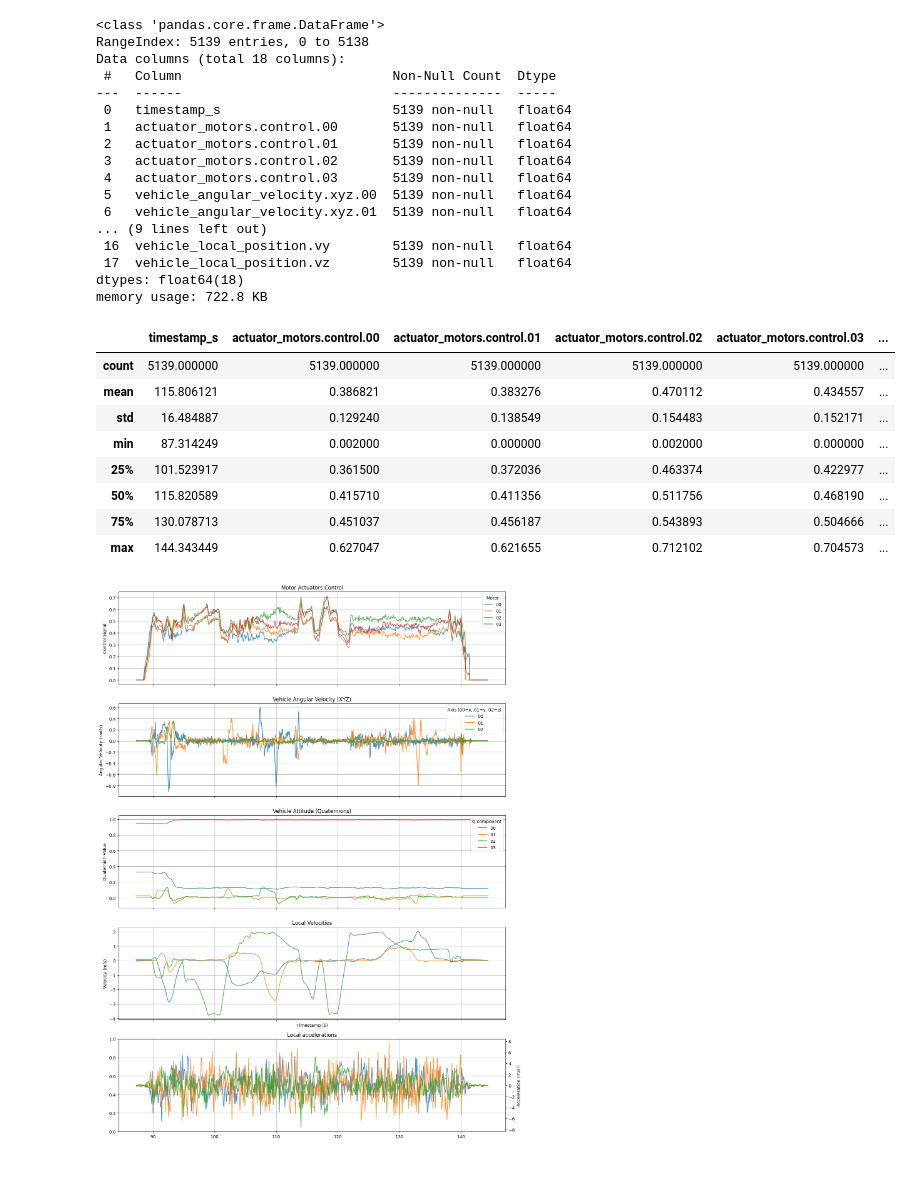
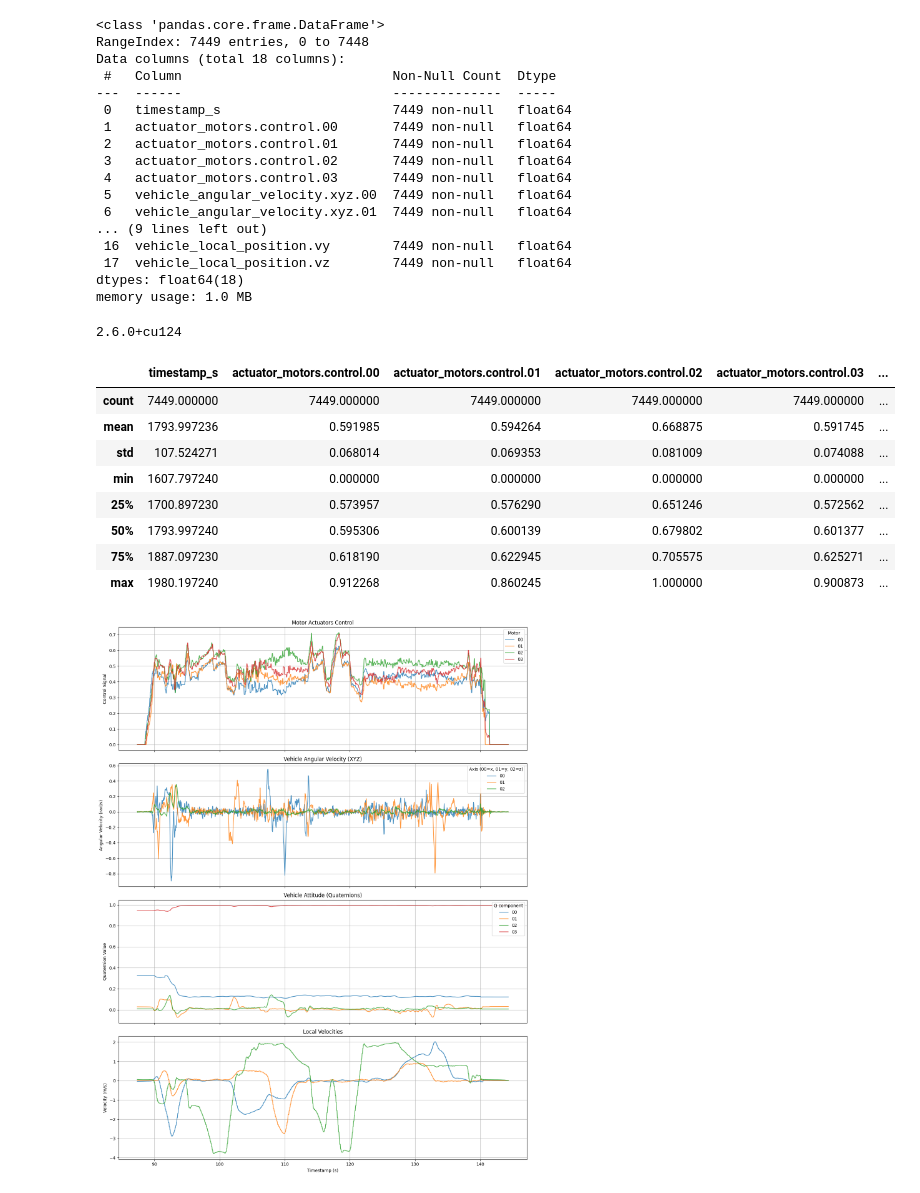
Before and after one commit to wenisbelle/NN_DataScience, a Jupyter notebook: test.ipynb, the cells around one changed output. Drawn from its saved outputs; the diff is of its cells as text; code cells hidden in the pictures.

```diff
--- a/test.ipynb
+++ b/test.ipynb
@@ -336,45 +336,52 @@ Using device: cpu
 # %%
-dataset = pd.read_csv("/home/wenis/Mestrado/2026.1/Dev_NN_DS/data_flights/csv/f61b4331-56ed-4f37-bb65-de513cc94d61.csv")
+datasets = []
+for i in range(11):
+    dataset = pd.read_csv(f"/home/wenis/Mestrado/2026.1/Dev_NN_DS/data_flights/csv/{i}.csv")
+    datasets.append(dataset)
 
-dataset.info()
+datasets[10].info()
 # %% [output]
 <class 'pandas.core.frame.DataFrame'>
-RangeIndex: 5139 entries, 0 to 5138
+RangeIndex: 7449 entries, 0 to 7448
 Data columns (total 18 columns):
  #   Column                           Non-Null Count  Dtype
 ---  ------                           --------------  -----
- 0   timestamp_s                      5139 non-null   float64
- 1   actuator_motors.control.00       5139 non-null   float64
- 2   actuator_motors.control.01       5139 non-null   float64
- 3   actuator_motors.control.02       5139 non-null   float64
- 4   actuator_motors.control.03       5139 non-null   float64
- 5   vehicle_angular_velocity.xyz.00  5139 non-null   float64
- 6   vehicle_angular_velocity.xyz.01  5139 non-null   float64
+ 0   timestamp_s                      7449 non-null   float64
+ 1   actuator_motors.control.00       7449 non-null   float64
+ 2   actuator_motors.control.01       7449 non-null   float64
+ 3   actuator_motors.control.02       7449 non-null   float64
+ 4   actuator_motors.control.03       7449 non-null   float64
+ 5   vehicle_angular_velocity.xyz.00  7449 non-null   float64
+ 6   vehicle_angular_velocity.xyz.01  7449 non-null   float64
 ... (9 lines left out)
- 16  vehicle_local_position.vy        5139 non-null   float64
- 17  vehicle_local_position.vz        5139 non-null   float64
+ 16  vehicle_local_position.vy        7449 non-null   float64
+ 17  vehicle_local_position.vz        7449 non-null   float64
 dtypes: float64(18)
-memory usage: 722.8 KB
+memory usage: 1.0 MB
+# %%
+print(torch.__version__)
+# %% [output]
+2.6.0+cu124
 # %%
-dataset.describe()
+datasets[10].describe()
 # %% [output]
 |  | timestamp_s | actuator_motors.control.00 | actuator_motors.control.01 | actuator_motors.control.02 | actuator_motors.control.03 | ... |
-| count | 5139.000000 | 5139.000000 | 5139.000000 | 5139.000000 | 5139.000000 | ... |
-| mean | 115.806121 | 0.386821 | 0.383276 | 0.470112 | 0.434557 | ... |
-| std | 16.484887 | 0.129240 | 0.138549 | 0.154483 | 0.152171 | ... |
-| min | 87.314249 | 0.002000 | 0.000000 | 0.002000 | 0.000000 | ... |
-| 25% | 101.523917 | 0.361500 | 0.372036 | 0.463374 | 0.422977 | ... |
-| 50% | 115.820589 | 0.415710 | 0.411356 | 0.511756 | 0.468190 | ... |
-| 75% | 130.078713 | 0.451037 | 0.456187 | 0.543893 | 0.504666 | ... |
-| max | 144.343449 | 0.627047 | 0.621655 | 0.712102 | 0.704573 | ... |
+| count | 7449.000000 | 7449.000000 | 7449.000000 | 7449.000000 | 7449.000000 | ... |
+| mean | 1793.997236 | 0.591985 | 0.594264 | 0.668875 | 0.591745 | ... |
+| std | 107.524271 | 0.068014 | 0.069353 | 0.081009 | 0.074088 | ... |
+| min | 1607.797240 | 0.000000 | 0.000000 | 0.000000 | 0.000000 | ... |
+| 25% | 1700.897230 | 0.573957 | 0.576290 | 0.651246 | 0.572562 | ... |
+| 50% | 1793.997240 | 0.595306 | 0.600139 | 0.679802 | 0.601377 | ... |
+| 75% | 1887.097230 | 0.618190 | 0.622945 | 0.705575 | 0.625271 | ... |
+| max | 1980.197240 | 0.912268 | 0.860245 | 1.000000 | 0.900873 | ... |
 # %%
 import matplotlib.pyplot as plt
 
 # Create a figure with 5 subplots sharing the x-axis
-fig, axs = plt.subplots(5, 1, figsize=(14, 18), sharex=True)
+fig, axs = plt.subplots(4, 1, figsize=(14, 18), sharex=True)
 
 # Convert timestamp to a numpy array once to reuse it
-t_vals = dataset['timestamp_s'].to_numpy()
+t_vals = datasets[0]['timestamp_s'].to_numpy()
 
 # ---------------------------------------------------------
 # 1. Motor Actuators Control
@@ -384,7 +391,7 @@ motors = ['actuator_motors.control.00', 'actuator_motors.control.01',
 
 for m in motors:
     # Adding .to_numpy() to the y-axis data
-    axs[0].plot(t_vals, dataset[m].to_numpy(), label=m[-2:], alpha=0.8)
+    axs[0].plot(t_vals, datasets[0][m].to_numpy(), label=m[-2:], alpha=0.8)
 
 axs[0].set_title('Motor Actuators Control')
 axs[0].set_ylabel('Control Signal')
@@ -398,7 +405,7 @@ ang_vels = ['vehicle_angular_velocity.xyz.00', 'vehicle_angular_velocity.xyz.01'
             'vehicle_angular_velocity.xyz.02']
 
 for av in ang_vels:
-    axs[1].plot(t_vals, dataset[av].to_numpy(), label=av[-2:], alpha=0.8)
+    axs[1].plot(t_vals, datasets[0][av].to_numpy(), label=av[-2:], alpha=0.8)
 
 axs[1].set_title('Vehicle Angular Velocity (XYZ)')
 axs[1].set_ylabel('Angular Velocity (rad/s)')
@@ -412,47 +419,37 @@ attitude = ['vehicle_attitude.q.00', 'vehicle_attitude.q.01',
             'vehicle_attitude.q.02', 'vehicle_attitude.q.03']
 
 for q in attitude:
-    axs[2].plot(t_vals, dataset[q].to_numpy(), label=q[-2:], alpha=0.8)
+    axs[2].plot(t_vals, datasets[0][q].to_numpy(), label=q[-2:], alpha=0.8)
 
 axs[2].set_title('Vehicle Attitude (Quaternions)')
 axs[2].set_ylabel('Quaternion Value')
 axs[2].legend(loc='upper right', title="Q component")
 axs[2].grid(True)
 
 # ---------------------------------------------------------
 # 4. Local Accelerations and Velocities
 # ---------------------------------------------------------
 
 vels = ['vehicle_local_position.vx', 'vehicle_local_position.vy', 'vehicle_local_position.vz']
 
 # Plot velocities on the primary (left) y-axis
 for v in vels:
-    axs[3].plot(t_vals, dataset[v].to_numpy(), label=f"Vel {v[-2:]}", linestyle='-', alpha=0.8)
+    axs[3].plot(t_vals, datasets[0][v].to_numpy(), label=f"Vel {v[-2:]}", linestyle='-', alpha=0.8)
 axs[3].set_ylabel('Velocity (m/s)')
 axs[3].set_xlabel('Timestamp (s)')
 
 
 # Combine legends from both primary and twin axes
 lines_1, labels_1 = axs[3].get_legend_handles_labels()
 
 axs[3].set_title('Local Velocities')
 axs[3].grid(True)
 
 
-#### 5 accelerations
-accels = ['vehicle_local_position.ax', 'vehicle_local_position.ay', 'vehicle_local_position.az']
-# Create a twin y-axis to plot accelerations on the right
-ax4_twin = axs[4].twinx()
-for a in accels:
-    ax4_twin.plot(t_vals, dataset[a].to_numpy(), label=f"Acc {a[-2:]}", linestyle='-', alpha=0.8)
-ax4_twin.set_ylabel('Acceleration (m/s²)')
-axs[4].set_title('Local accelerations')
-axs[4].grid(True)
-
 # ---------------------------------------------------------
 # Final Layout Adjustments
 # ---------------------------------------------------------
 plt.tight_layout()
 plt.show()
 # %% [output]
-[figure, old version]
+[figure, new version]
```
Also changed, not shown: parts of 2 cells of this notebook, 20 other files.
